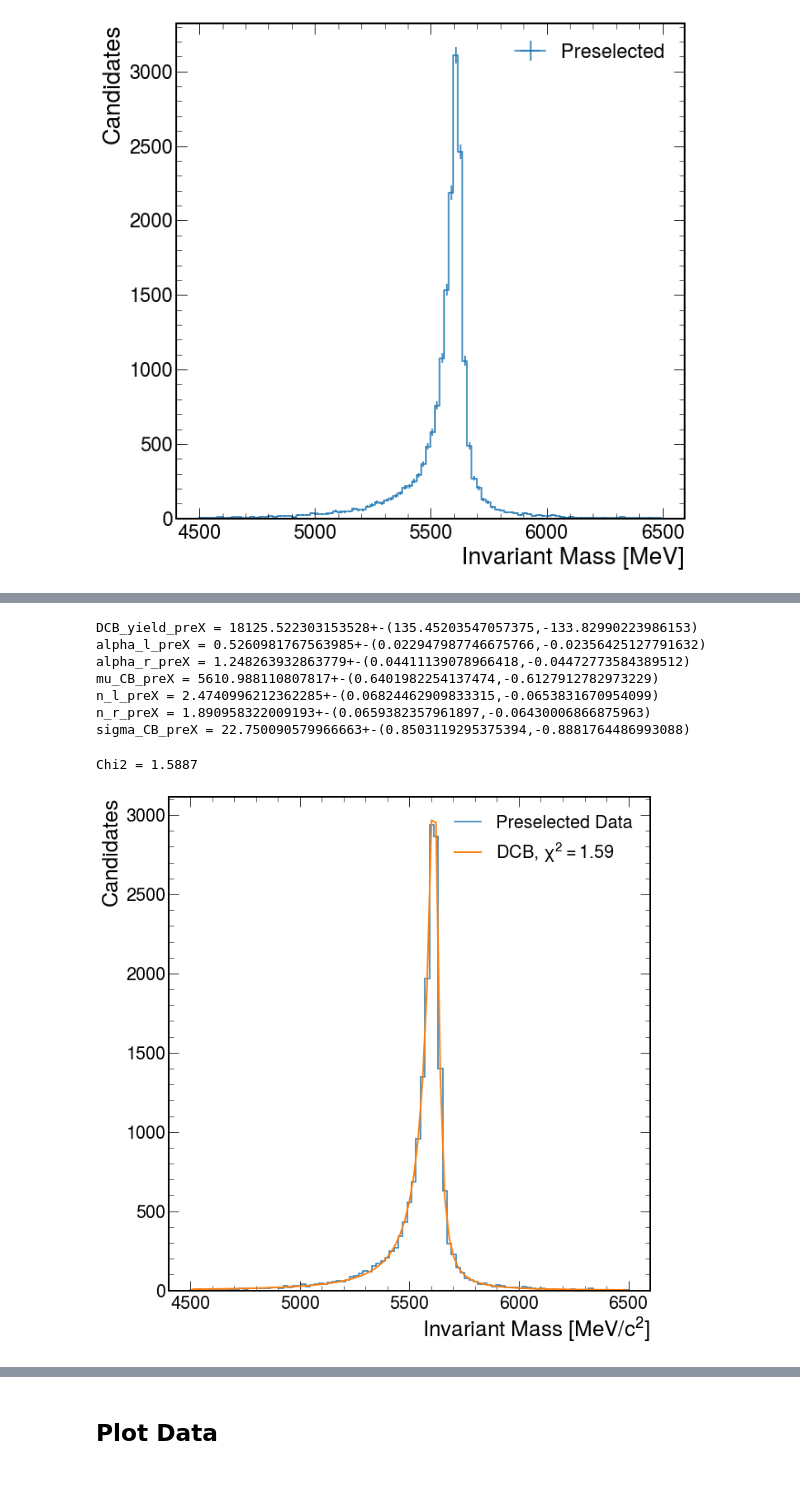
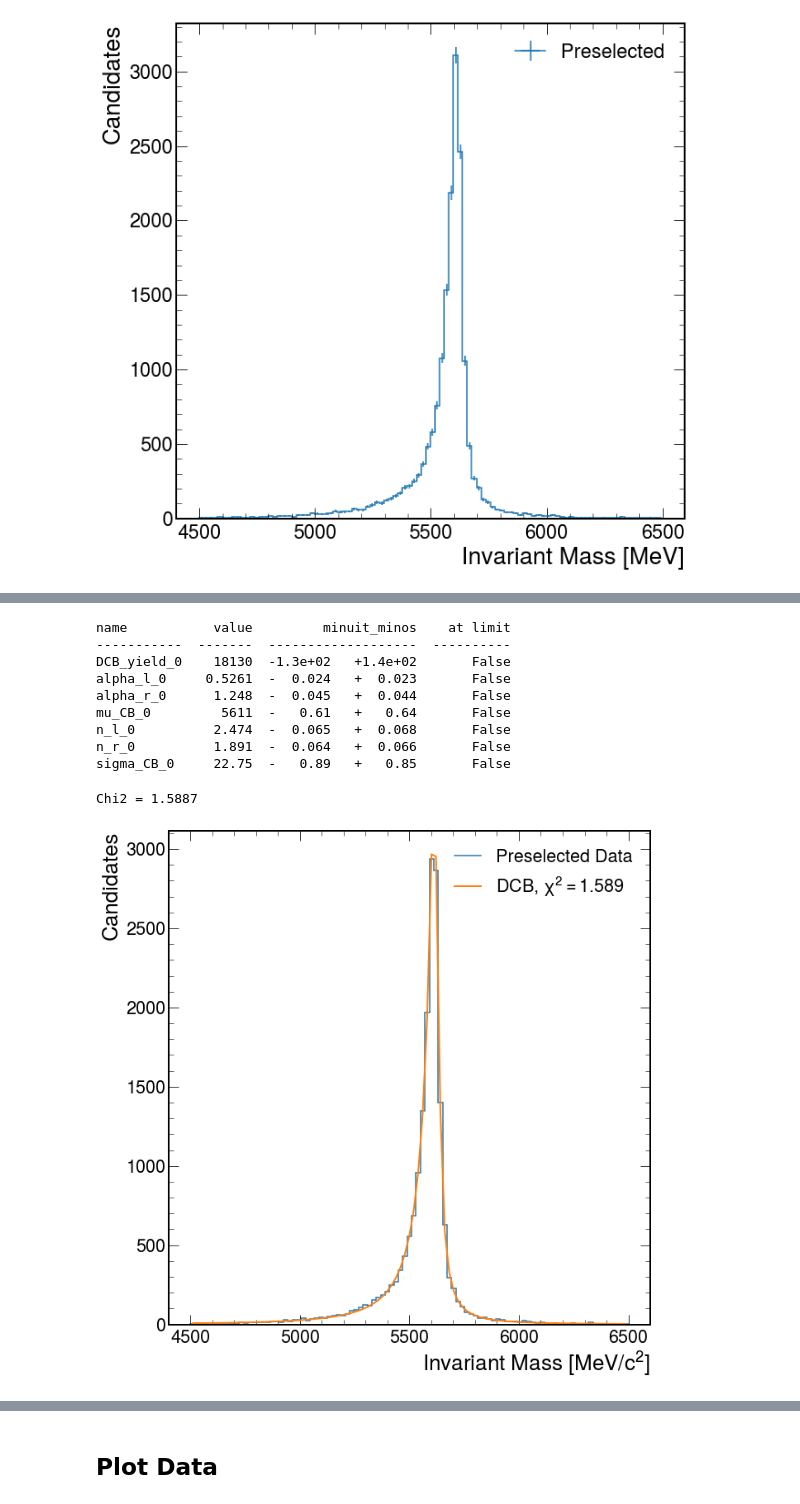
Before and after one commit to ChandlerKenworthy/Y4RareDecayProject, a Jupyter notebook: signal_fitting/doubleCBzfit.ipynb, the cells around one changed output, grey strips where cells are left out. Cells and saved outputs as stored; diff of their text form; code cells hidden in the pictures.

```diff
--- a/signal_fitting/doubleCBzfit.ipynb
+++ b/signal_fitting/doubleCBzfit.ipynb
@@ -89,0 +80,6 @@ sigma_CB_preX     22.75  -   0.89   +   0.85       False
+# %%
+# Call the fitting function and try to minimise
+pmodel, presult, pmasses = fitDoubleCB(pre, "0", mass_ranges=[4500, 6500])
+
+# Display whether the fit was okay, e.g. did the result converge and is it a valid minima
+print(f"\nPreselection\n============\nResult Converged: {presult.converged}\nResult Valid: {presult.valid}")
@@ -90,51 +97,62 @@ sigma_CB_preX     22.75  -   0.89   +   0.85       False
 # %%
-for key, value in presult.params.items():
-    print(f"{key.name} = {value['value']}+-({value['minuit_minos']['upper']},{value['minuit_minos']['lower']})")
+# Generate errors on the parameters, then print them all to the console
+p_param_errors = presult.errors()
+print(presult.params)
+
+# You can also display them at full length using the code below
+#for key, value in presult.params.items():
+#    print(f"{key.name} = {value['value']}+-({value['minuit_minos']['upper']},{value['minuit_minos']['lower']})")
 # %% [output]
-DCB_yield_preX = 18125.522303153528+-(135.45203547057375,-133.82990223986153)
-alpha_l_preX = 0.5260981767563985+-(0.022947987746675766,-0.02356425127791632)
-alpha_r_preX = 1.248263932863779+-(0.04411139078966418,-0.04472773584389512)
-mu_CB_preX = 5610.988110807817+-(0.6401982254137474,-0.6127912782973229)
-n_l_preX = 2.4740996212362285+-(0.06824462909833315,-0.0653831670954099)
-n_r_preX = 1.890958322009193+-(0.0659382357961897,-0.06430006866875963)
-sigma_CB_preX = 22.750090579966663+-(0.8503119295375394,-0.8881764486993088)
+name           value         minuit_minos    at limit
+-----------  -------  -------------------  ----------
+DCB_yield_0    18130  -1.3e+02   +1.4e+02       False
+alpha_l_0     0.5261  -  0.024   +  0.023       False
+alpha_r_0      1.248  -  0.045   +  0.044       False
+mu_CB_0         5611  -   0.61   +   0.64       False
+n_l_0          2.474  -  0.065   +  0.068       False
+n_r_0          1.891  -  0.064   +  0.066       False
+sigma_CB_0     22.75  -   0.89   +   0.85       False
 # %%
+# Plot the results
 fig, ax = plt.subplots(1, 1)
 labels = ['Preselected Data', 'No Preselection']
 i = 0
 
+# This was originally used to plot multiple functions against data and preselected data at once hence the labels variable
+# above and the zipping below. It is redundant now but acheives broadly the same thing
 for model, data in zip([pmodel], [pmasses]):
     allLimits = [data.data_range.limit1d[0], data.data_range.limit1d[1]]
     allLimits = np.array(allLimits)
 
     xBins = np.linspace(np.amin(allLimits), np.amax(allLimits), num=100)
     x = (xBins[1:]+xBins[:-1])/2
     y = np.array([])
     nBinsLimit=0
     for a in range(int(allLimits.shape[0]/2)):
         nBinsLimit += len(x[(x>allLimits[a*2])&(x<allLimits[a*2+1])])
 
     y = np.append(y, model.pdf(x) * data.nevents.numpy() / nBinsLimit * np.sum(allLimits[1::2]-allLimits[::2]))
 
     data_plot = zfit.run(z.unstack_x(data))
 
     h, _ = np.histogram(data_plot, bins=xBins)
     hep.histplot(h, bins=xBins, ax=ax, label=labels[i])
 
     scaledDiff=(h[h!=0]-y[h!=0])/np.sqrt(h[h!=0])
-    print("Chi2 = %.5g"%(np.sum(scaledDiff**2)/(len(scaledDiff)-len(pmodel.get_params()))))
 
-    ax.plot(x, y, linewidth=2, label=r'DCB, $\chi^2=1.59$')
+    chi2 = np.sum(scaledDiff**2)/(len(scaledDiff)-len(pmodel.get_params()))
+    print("Chi2 = %.5g"%chi2)
+
+    ax.plot(x, y, linewidth=2, label=rf'DCB, $\chi^2={chi2:.3f}$')
 
 
     i += 1
 
 plt.ylabel('Candidates')
 plt.xlabel(r'Invariant Mass [$MeV/c^2$]')
 plt.legend()
 plt.tight_layout()
-plt.savefig('../images/signalfits/Unbinned_DCB_Preselected_Rare.png')
 plt.show()
 # %% [output]
 Chi2 = 1.5887
-[figure, old version]
+[figure, new version]
```
Also changed, not shown: parts of 19 cells of this notebook, 3 other files.
